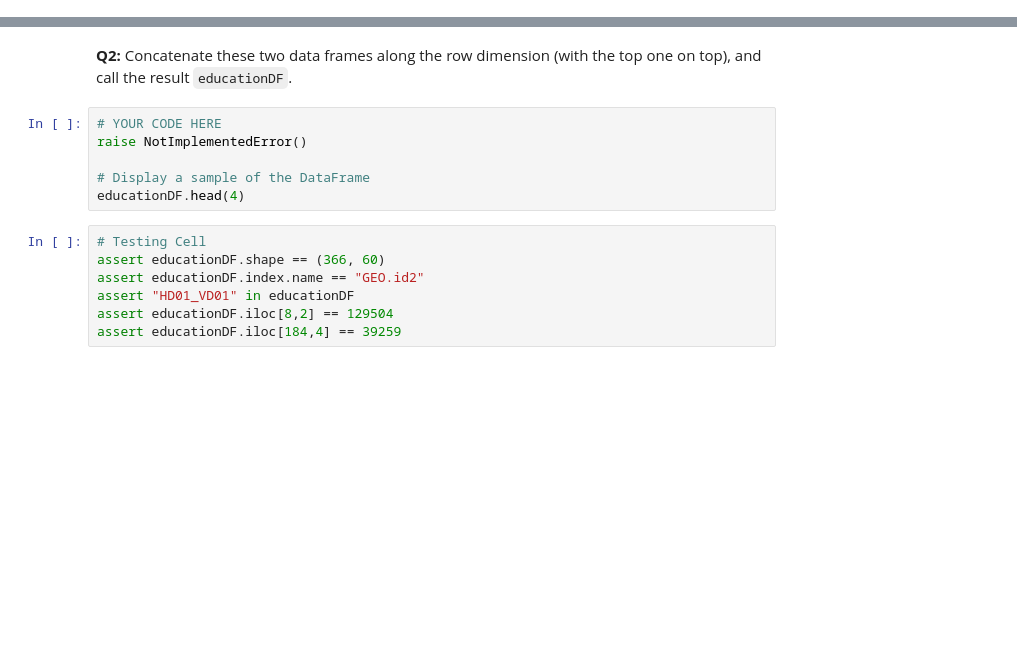
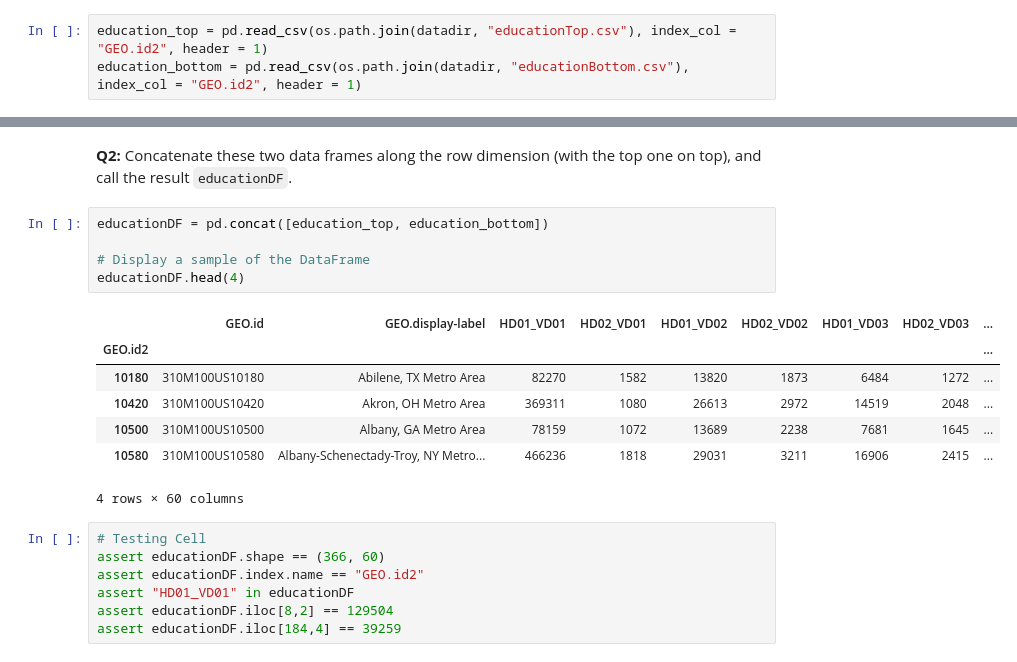
Before and after one commit to nova-nguyen/Data-System-Coursework, a Jupyter notebook: hw/HW_2.e/combine.ipynb, the cells around one changed output, grey strips where cells are left out. Saved outputs shown, nothing was run; the diff lists cells and outputs as text; blank space fills up the shorter version.

```diff
--- a/hw/HW_2.e/combine.ipynb
+++ b/hw/HW_2.e/combine.ipynb
@@ -28,3 +25,6 @@ raise NotImplementedError()
+# %%
+education_top = pd.read_csv(os.path.join(datadir, "educationTop.csv"), index_col = "GEO.id2", header = 1)
+education_bottom = pd.read_csv(os.path.join(datadir, "educationBottom.csv"), index_col = "GEO.id2", header = 1)
 # %%
 # Display a sample of the "top" DataFrame
 education_top.head(2)
@@ -44,11 +56,18 @@ assert education_bottom.iloc[8,4] == 39259
 # %% [markdown]
 **Q2:** Concatenate these two data frames along the row dimension (with the top one on top), and call the result `educationDF`.
 # %%
-# YOUR CODE HERE
-raise NotImplementedError()
+educationDF = pd.concat([education_top, education_bottom])
 
 # Display a sample of the DataFrame
 educationDF.head(4)
+# %% [output]
+|  | GEO.id | GEO.display-label | HD01_VD01 | HD02_VD01 | HD01_VD02 | HD02_VD02 | HD01_VD03 | HD02_VD03 | ... |
+| GEO.id2 |  |  |  |  |  |  |  |  | ... |
+| 10180 | 310M100US10180 | Abilene, TX Metro Area | 82270 | 1582 | 13820 | 1873 | 6484 | 1272 | ... |
+| 10420 | 310M100US10420 | Akron, OH Metro Area | 369311 | 1080 | 26613 | 2972 | 14519 | 2048 | ... |
+| 10500 | 310M100US10500 | Albany, GA Metro Area | 78159 | 1072 | 13689 | 2238 | 7681 | 1645 | ... |
+| 10580 | 310M100US10580 | Albany-Schenectady-Troy, NY Metro... | 466236 | 1818 | 29031 | 3211 | 16906 | 2415 | ... |
+4 rows × 60 columns
 # %%
 # Testing Cell
 assert educationDF.shape == (366, 60)
```
Also changed, not shown: parts of 22 cells of this notebook.
